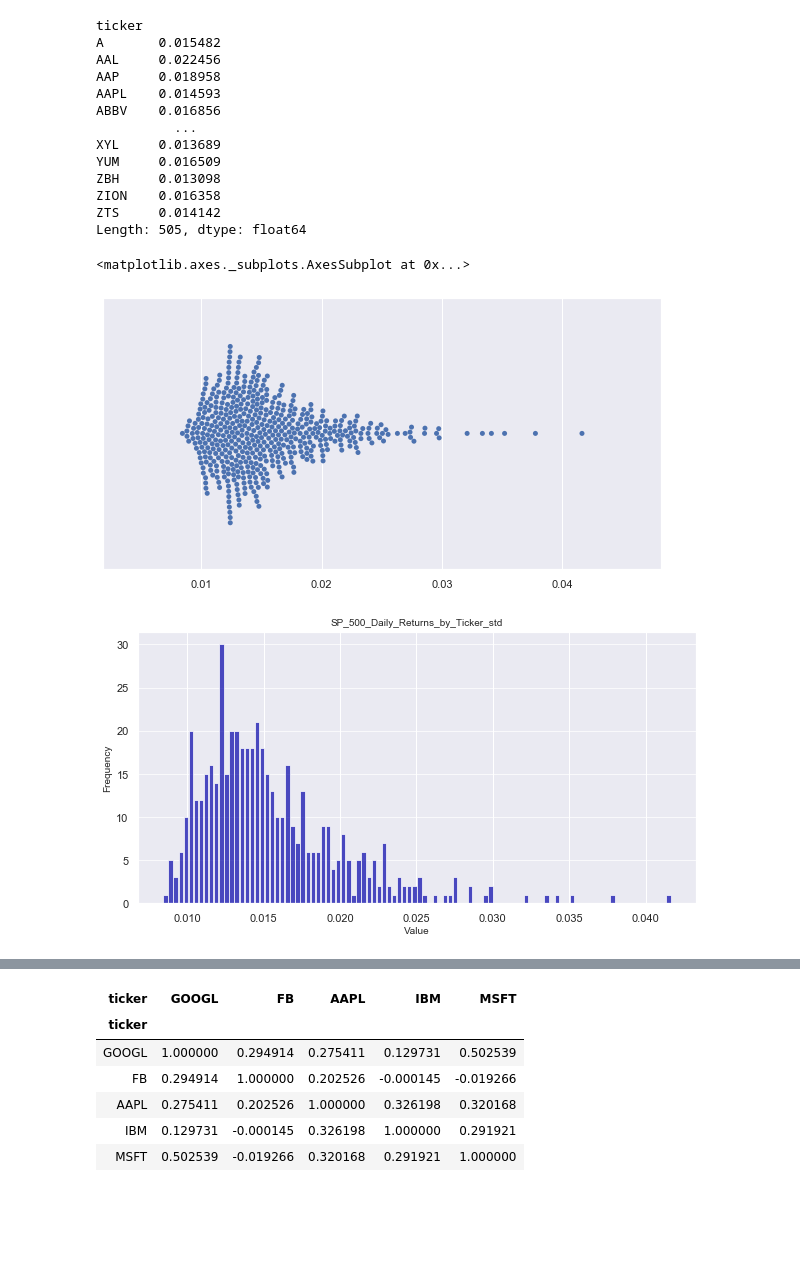
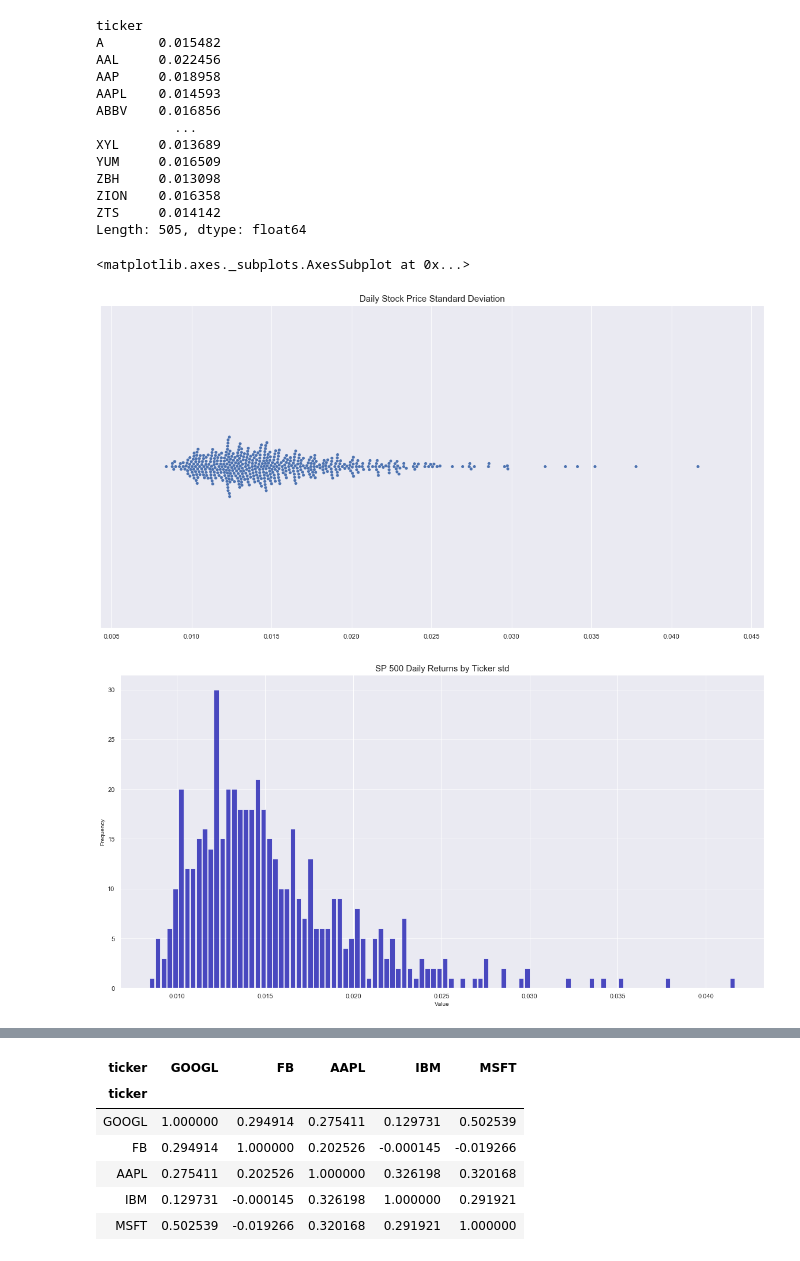
Before and after one commit to ProjectTeam4/ProjectTeam4.github.io, a Jupyter notebook: Code_Update_S&P_500_Stock_Analysis_Is_Technology_the_Right_Investment_for_the_Future.ipynb, the cells around one changed output, grey strips where cells are left out. Saved outputs shown, nothing was run; the diff lists cells and outputs as text; code cells hidden in the pictures; blank space fills up the shorter version.

```diff
--- a/Code_Update_S&P_500_Stock_Analysis_Is_Technology_the_Right_Investment_for_the_Future.ipynb
+++ b/Code_Update_S&P_500_Stock_Analysis_Is_Technology_the_Right_Investment_for_the_Future.ipynb
@@ -520,25 +520,26 @@ ZTS     0.014142
 Length: 505, dtype: float64
 # %%
 # Swarm Plot for Daily Stock Price Standard Deviation
-sns.set(rc={'figure.figsize':(10,5)})
+sns.set(rc={'figure.figsize':(20,10)})
+plt.title('Daily Stock Price Standard Deviation', size = 15)
 sns.swarmplot(SP_500_daily_returns_by_ticker_std)
 # %% [output]
 <matplotlib.axes._subplots.AxesSubplot at 0x...>
-[figure, old version]
+[figure, new version]
 # %%
 # Historical Graph Plot for Daily Stock Price Standard Deviation
-plt.figure(figsize=[10, 5])
+plt.figure(figsize=[20, 10])
 n, bins, patches = plt.hist(SP_500_daily_returns_by_ticker_std, bins=100, color='#0504aa',alpha=0.7, rwidth=0.85)
 plt.grid(axis='y', alpha=0.75)
 plt.xlabel('Value', size=10, )
 plt.ylabel('Frequency', size=10)
 plt.xticks()
 plt.yticks()
 plt.ylabel('Frequency', size=10,)
-plt.title('SP_500_Daily_Returns_by_Ticker_std', size=10)
+plt.title('SP 500 Daily Returns by Ticker std', size=15)
 plt.show()
 # %% [output]
-[figure, old version]
+[figure, new version]
 # %%
 # Monthly returns by Ticker
 SP_500_monthly_data_by_ticker = HistData.resample('BM').last()
```
Also changed, not shown: parts of 43 cells of this notebook.
